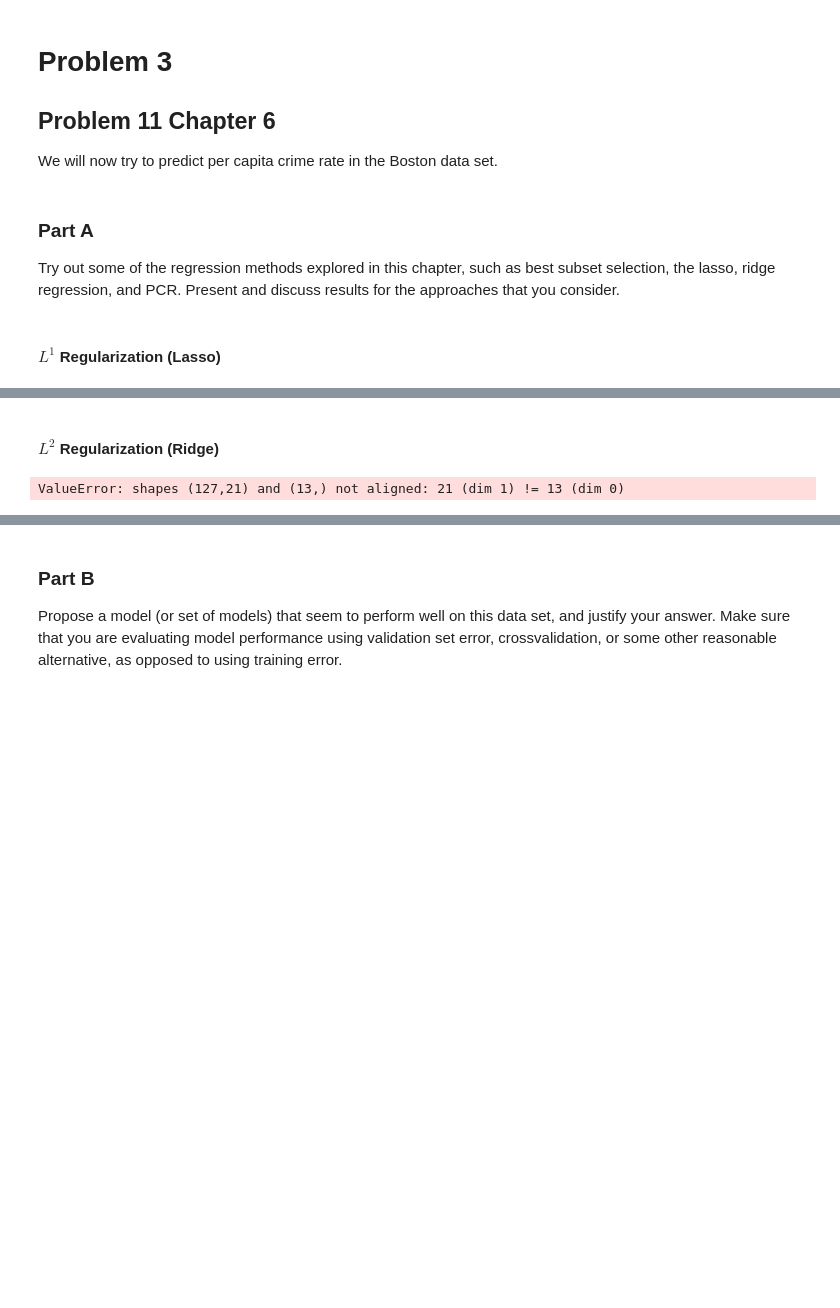
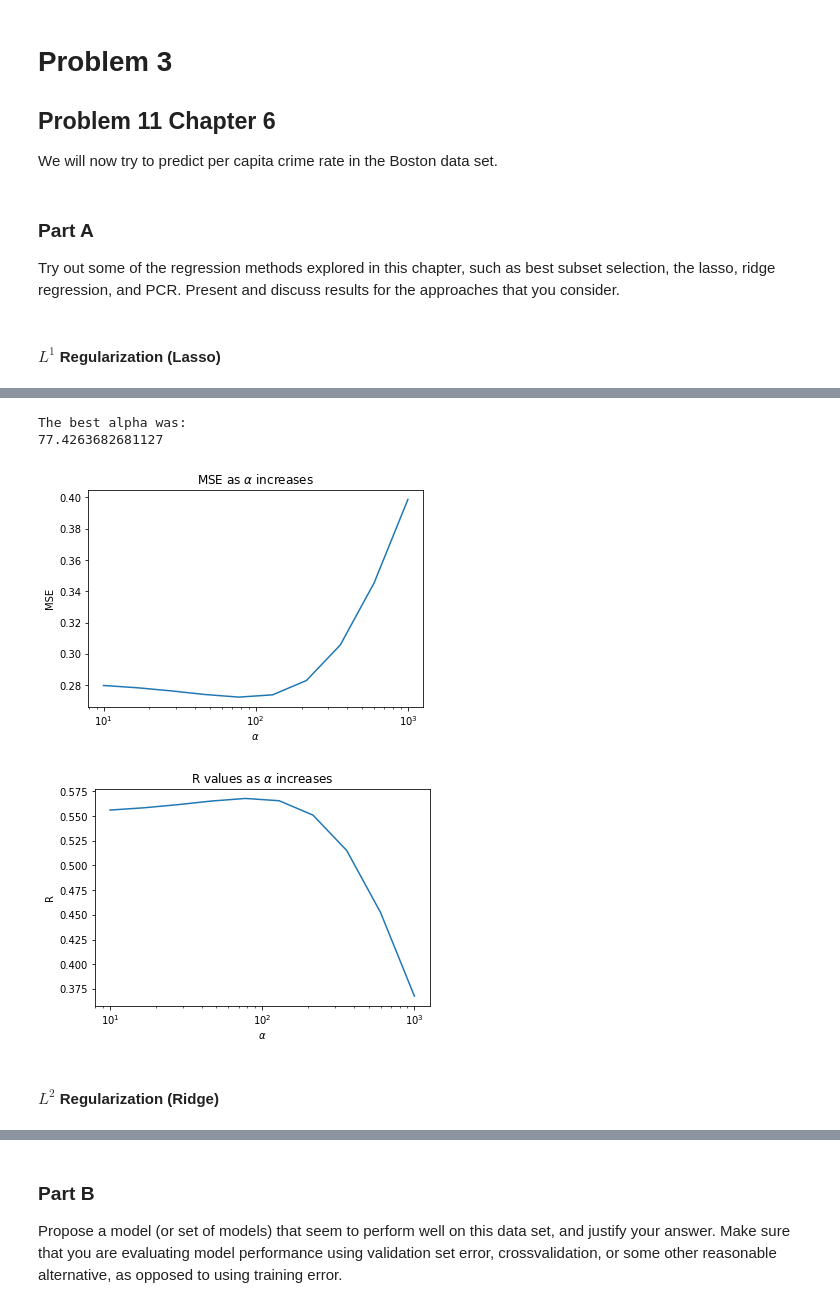
Before and after one commit to jsigee87/Data-Science-Lab-ee379k, a Jupyter notebook: lab6/src/problem3.ipynb, the cells around one changed output, grey strips where cells are left out. Drawn from its saved outputs; the diff is of its cells as text; code cells hidden in the pictures; blank space fills up the shorter version.

```diff
--- a/lab6/src/problem3.ipynb
+++ b/lab6/src/problem3.ipynb
@@ -135,2 +208,32 @@ print(score)
+# %%
+X_train, X_test, y_train, y_test = train_test_split(scaled_data_copy, scaled_data[:,0])
+# %%
+# Tune by hand
+alphas = np.logspace(1, 3, num=10)
+lasso_ridge_scores = []
+lasso_ridge_rvalues = []
+for alpha in alphas:
+    ridge = Ridge(alpha=alpha, tol=0.0001)
+    _ = ridge.fit(X_train, y_train)
+    pred = ridge.predict(X_test)
+    r_val = ridge.score(X_test, y_test)
+    lasso_ridge_rvalues.append(r_val)
+    lasso_ridge_scores.append(mean_squared_error(pred, y_test))
+# %%
+plotMSE(alphas, lasso_ridge_scores)
+plotR(alphas, lasso_ridge_rvalues)
+
+best_alpha = alphas[np.argmin(np.array(lasso_ridge_scores))]
+print('The best alpha was:')
+print(best_alpha)
+
+# Add to list
+r_vals['Lasso-Ridge-Combo'] = np.amin(np.array(lasso_ridge_rvalues))
+scores['Lasso-Ridge-Combo'] = np.amin(lasso_ridge_scores)
+# %% [output]
+The best alpha was:
+77.4263682681127
+[figure, added]
+[figure, added]
 # %% [markdown]
 #### $L^2$ Regularization (Ridge)
@@ -143,7 +251,0 @@ _ = model.fit(scaled_data[:,1:], scaled_data[:,0])
-# %%
-y_hat = model.predict(X_test)
-score = mean_squared_error(y_test, y_hat)
-scores['Ridge'] = score
-print(score)
-# %% [output]
-ValueError: shapes (127,21) and (13,) not aligned: 21 (dim 1) != 13 (dim 0)
```
Also changed, not shown: parts of 35 cells of this notebook.
